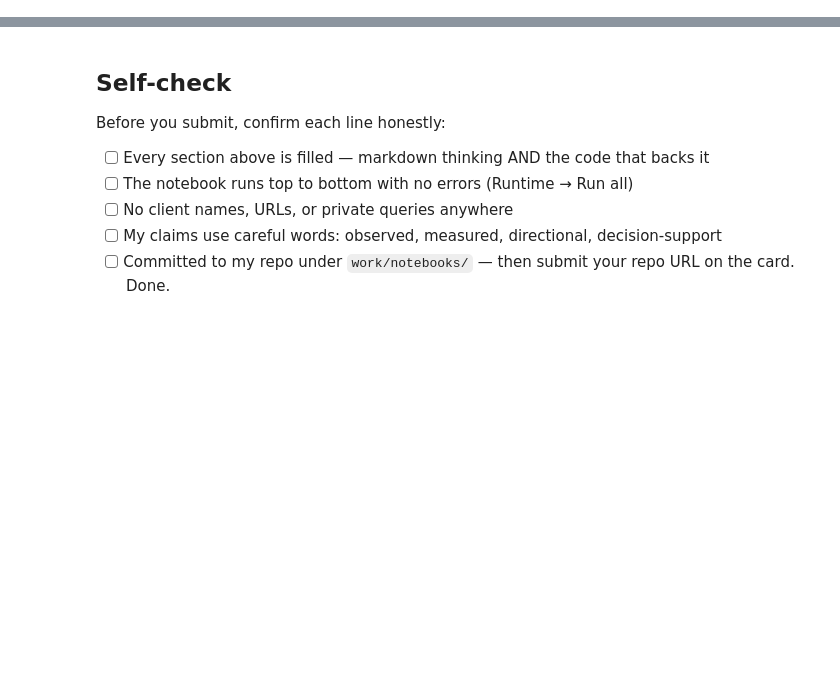
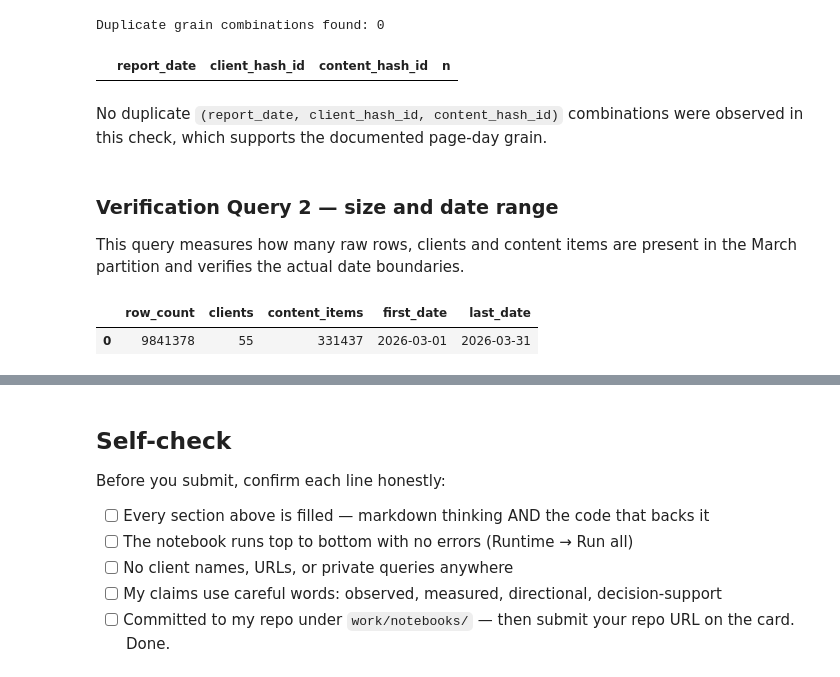
Before and after one commit to jh-emon002/flyrank-intern, a Jupyter notebook: work/notebooks/w03_data_contract.ipynb, the cells around one changed output, grey strips where cells are left out. Drawn from its saved outputs; the diff is of its cells as text; code cells hidden in the pictures; blank space fills up the shorter version.

```diff
--- a/work/notebooks/w03_data_contract.ipynb
+++ b/work/notebooks/w03_data_contract.ipynb
@@ -36,0 +127,42 @@ This skeleton is yours to fill. Work the sections **in order** — each one has
+# %%
+grain_check = con.sql(f"""
+    SELECT
+        report_date,
+        client_hash_id,
+        content_hash_id,
+        COUNT(*) AS n
+    FROM {MARCH}
+    GROUP BY
+        report_date,
+        client_hash_id,
+        content_hash_id
+    HAVING COUNT(*) > 1
+    LIMIT 10
+""").df()
+
+print("Duplicate grain combinations found:", len(grain_check))
+grain_check
+# %% [output]
+Duplicate grain combinations found: 0
+|  | report_date | client_hash_id | content_hash_id | n |
+# %% [markdown]
+No duplicate `(report_date, client_hash_id, content_hash_id)` combinations were observed in this check, which supports the documented page-day grain.
+# %% [markdown]
+### Verification Query 2 — size and date range
+
+This query measures how many raw rows, clients and content items are present in the March partition and verifies the actual date boundaries.
+# %%
+slice_check = con.sql(f"""
+    SELECT
+        COUNT(*) AS row_count,
+        COUNT(DISTINCT client_hash_id) AS clients,
+        COUNT(DISTINCT content_hash_id) AS content_items,
+        MIN(report_date) AS first_date,
+        MAX(report_date) AS last_date
+    FROM {MARCH}
+""").df()
+
+slice_check
+# %% [output]
+|  | row_count | clients | content_items | first_date | last_date |
+| 0 | 9841378 | 55 | 331437 | 2026-03-01 | 2026-03-31 |
```
Also changed, not shown: parts of 30 cells of this notebook.
